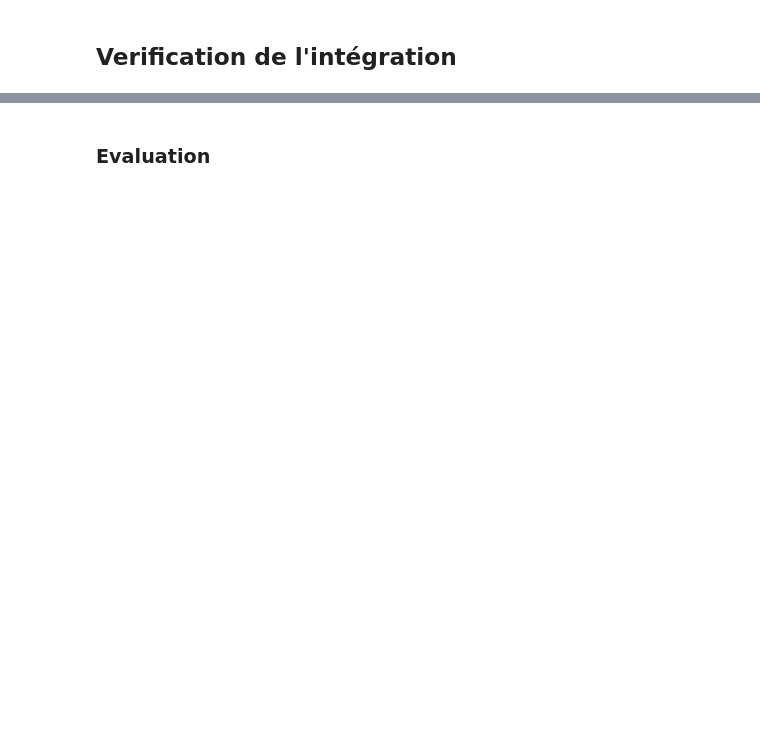
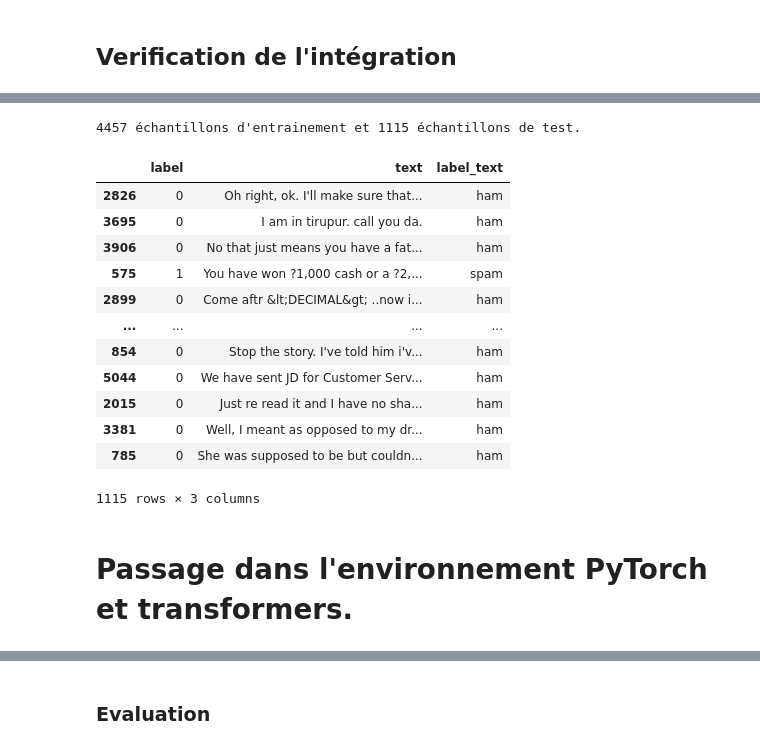
Before and after one commit to pradelf/att, a Jupyter notebook: 01_AT&T_spam_detector_FPr.ipynb, the cells around one changed output, grey strips where cells are left out. Saved outputs shown, nothing was run; the diff lists cells and outputs as text; code cells hidden in the pictures; blank space fills up the shorter version.

```diff
--- a/01_AT&T_spam_detector_FPr.ipynb
+++ b/01_AT&T_spam_detector_FPr.ipynb
@@ -191,0 +292,31 @@ spam_dataset = Dataset.from_pandas(spam_new) #spam_dataset
+# %%
+spam_train_df, spam_test_df = train_test_split(
+    spam_new_df,
+    test_size=0.2,
+    random_state=42,
+    stratify=spam_new_df["label"]
+)
+
+train_length=len(spam_train_df)
+test_length=len(spam_test_df)
+print(f"{train_length} échantillons d'entrainement et {test_length} échantillons de test.")
+# %% [output]
+4457 échantillons d'entrainement et 1115 échantillons de test.
+# %%
+spam_test_df
+# %% [output]
+|  | label | text | label_text |
+| 2826 | 0 | Oh right, ok. I'll make sure that... | ham |
+| 3695 | 0 | I am in tirupur. call you da. | ham |
+| 3906 | 0 | No that just means you have a fat... | ham |
+| 575 | 1 | You have won ?1,000 cash or a ?2,... | spam |
+| 2899 | 0 | Come aftr &lt;DECIMAL&gt; ..now i... | ham |
+| ... | ... | ... | ... |
+| 854 | 0 | Stop the story. I've told him i'v... | ham |
+| 5044 | 0 | We have sent JD for Customer Serv... | ham |
+| 2015 | 0 | Just re read it and I have no sha... | ham |
+| 3381 | 0 | Well, I meant as opposed to my dr... | ham |
+| 785 | 0 | She was supposed to be but couldn... | ham |
+1115 rows × 3 columns
+# %% [markdown]
+# Passage dans l'environnement PyTorch et transformers.
```
Also changed, not shown: parts of 95 cells of this notebook, 5 other files.
